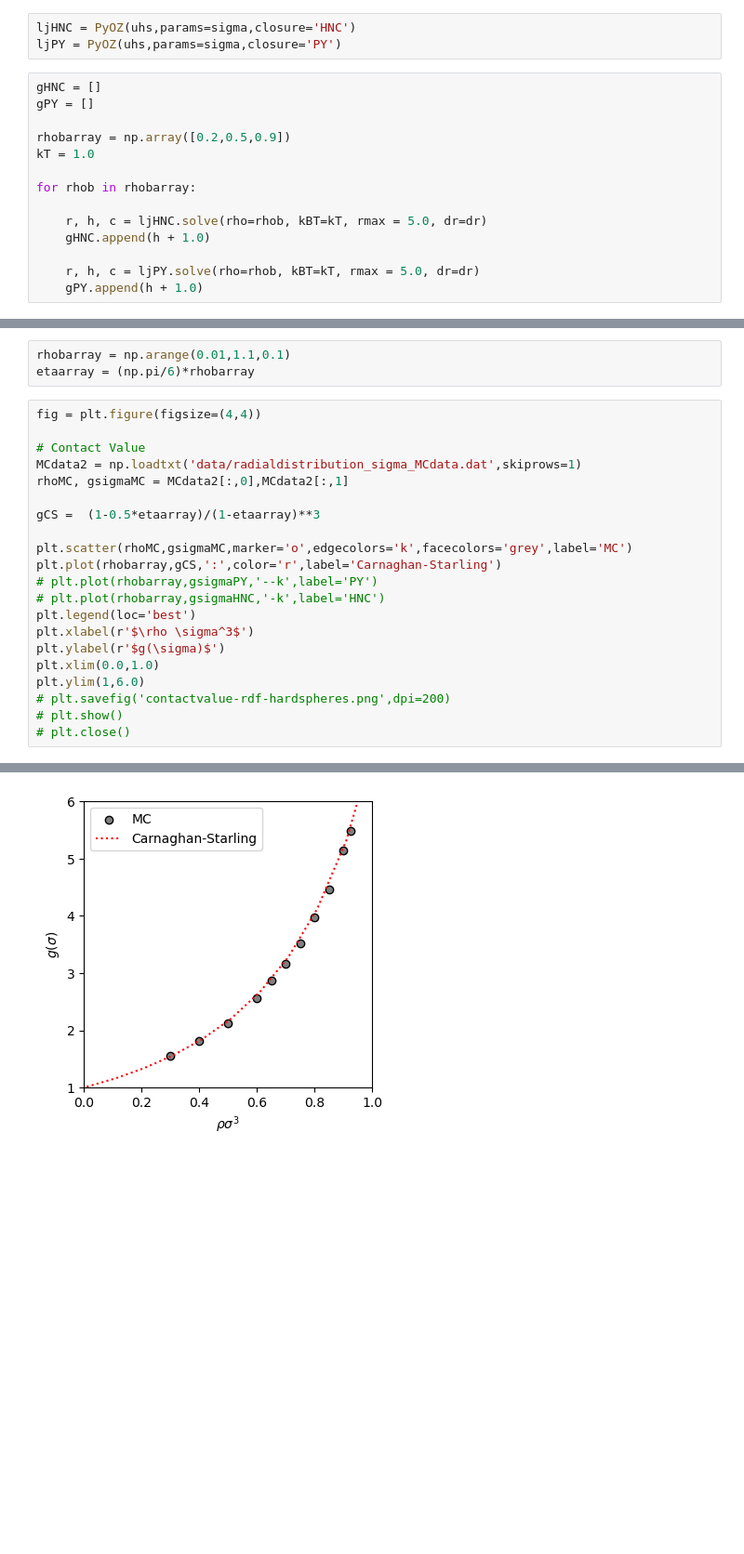
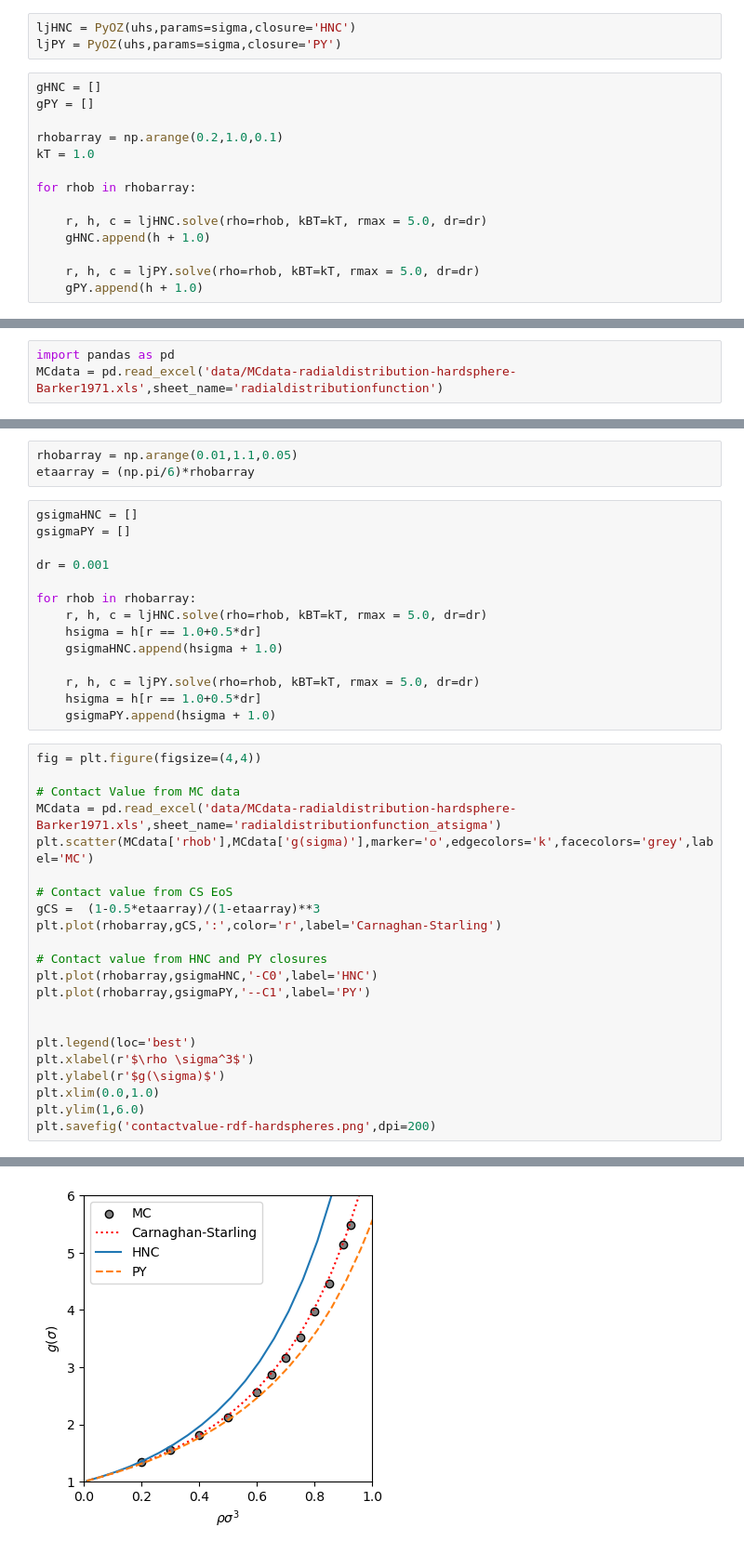
Before and after one commit to elvissoares/PyOZ, a Jupyter notebook: examples/HardSpheres.ipynb, the cells around one changed output, grey strips where cells are left out. Shown at 93% size. Saved outputs shown, nothing was run; the diff lists cells and outputs as text; blank space fills up the shorter version.

```diff
--- a/examples/HardSpheres.ipynb
+++ b/examples/HardSpheres.ipynb
@@ -20,7 +24,7 @@ ljPY = PyOZ(uhs,params=sigma,closure='PY')
 gHNC = []
 gPY = []
 
-rhobarray = np.array([0.2,0.5,0.9])
+rhobarray = np.arange(0.2,1.0,0.1)
 kT = 1.0
 
 for rhob in rhobarray:
@@ -63,0 +39,3 @@ plt.savefig('radialdistributionfunction-hardspheres.png',dpi=200)
+# %%
+import pandas as pd
+MCdata = pd.read_excel('data/MCdata-radialdistribution-hardsphere-Barker1971.xls',sheet_name='radialdistributionfunction')
@@ -64,25 +76,40 @@ plt.savefig('radialdistributionfunction-hardspheres.png',dpi=200)
 # %%
-rhobarray = np.arange(0.01,1.1,0.1)
+rhobarray = np.arange(0.01,1.1,0.05)
 etaarray = (np.pi/6)*rhobarray
+# %%
+gsigmaHNC = []
+gsigmaPY = []
+
+dr = 0.001
+
+for rhob in rhobarray:
+    r, h, c = ljHNC.solve(rho=rhob, kBT=kT, rmax = 5.0, dr=dr)
+    hsigma = h[r == 1.0+0.5*dr]
+    gsigmaHNC.append(hsigma + 1.0)
+
+    r, h, c = ljPY.solve(rho=rhob, kBT=kT, rmax = 5.0, dr=dr)
+    hsigma = h[r == 1.0+0.5*dr]
+    gsigmaPY.append(hsigma + 1.0)
 # %%
 fig = plt.figure(figsize=(4,4))
 
-# Contact Value
-MCdata2 = np.loadtxt('data/radialdistribution_sigma_MCdata.dat',skiprows=1)
-rhoMC, gsigmaMC = MCdata2[:,0],MCdata2[:,1]
+# Contact Value from MC data
+MCdata = pd.read_excel('data/MCdata-radialdistribution-hardsphere-Barker1971.xls',sheet_name='radialdistributionfunction_atsigma')
+plt.scatter(MCdata['rhob'],MCdata['g(sigma)'],marker='o',edgecolors='k',facecolors='grey',label='MC')
 
+# Contact value from CS EoS
 gCS =  (1-0.5*etaarray)/(1-etaarray)**3
+plt.plot(rhobarray,gCS,':',color='r',label='Carnaghan-Starling')
 
-plt.scatter(rhoMC,gsigmaMC,marker='o',edgecolors='k',facecolors='grey',label='MC')
-plt.plot(rhobarray,gCS,':',color='r',label='Carnaghan-Starling')
-# plt.plot(rhobarray,gsigmaPY,'--k',label='PY')
-# plt.plot(rhobarray,gsigmaHNC,'-k',label='HNC')
+# Contact value from HNC and PY closures
+plt.plot(rhobarray,gsigmaHNC,'-C0',label='HNC')
+plt.plot(rhobarray,gsigmaPY,'--C1',label='PY')
+
+
 plt.legend(loc='best')
 plt.xlabel(r'$\rho \sigma^3$')
 plt.ylabel(r'$g(\sigma)$')
 plt.xlim(0.0,1.0)
 plt.ylim(1,6.0)
-# plt.savefig('contactvalue-rdf-hardspheres.png',dpi=200)
-# plt.show()
-# plt.close()
+plt.savefig('contactvalue-rdf-hardspheres.png',dpi=200)
 # %% [output]
@@ -90 +116 @@ plt.ylim(1,6.0)
-[figure, old version]
+[figure, new version]
```
Also changed, not shown: parts of 7 cells of this notebook, 7 other files.
